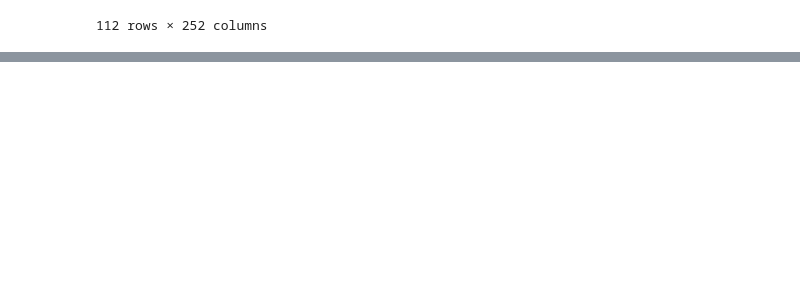
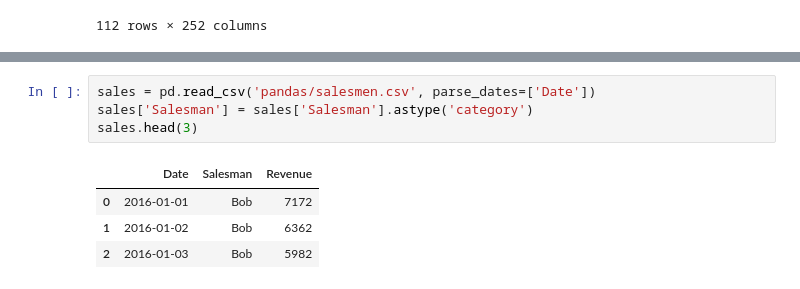
Before and after one commit to pratikgujral/learn-data-analysis, a Jupyter notebook: MultiIndex.ipynb, the cells around one changed output, grey strips where cells are left out. Cells and saved outputs as stored; diff of their text form; blank space fills up the shorter version.

```diff
--- a/MultiIndex.ipynb
+++ b/MultiIndex.ipynb
@@ -656,0 +671,9 @@ s.unstack(-3)
+# %%
+sales = pd.read_csv('pandas/salesmen.csv', parse_dates=['Date'])
+sales['Salesman'] = sales['Salesman'].astype('category')
+sales.head(3)
+# %% [output]
+|  | Date | Salesman | Revenue |
+| 0 | 2016-01-01 | Bob | 7172 |
+| 1 | 2016-01-02 | Bob | 6362 |
+| 2 | 2016-01-03 | Bob | 5982 |
```
Also changed, not shown: parts of 16 cells of this notebook.
